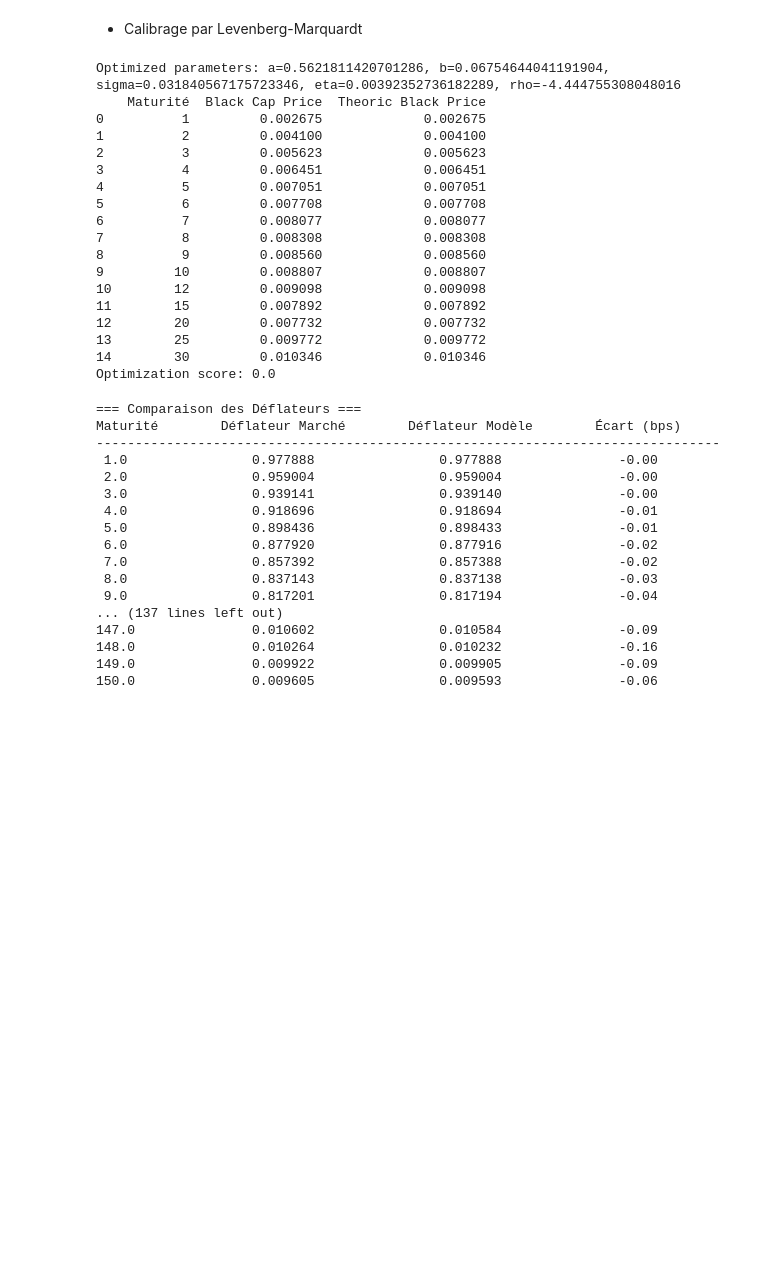
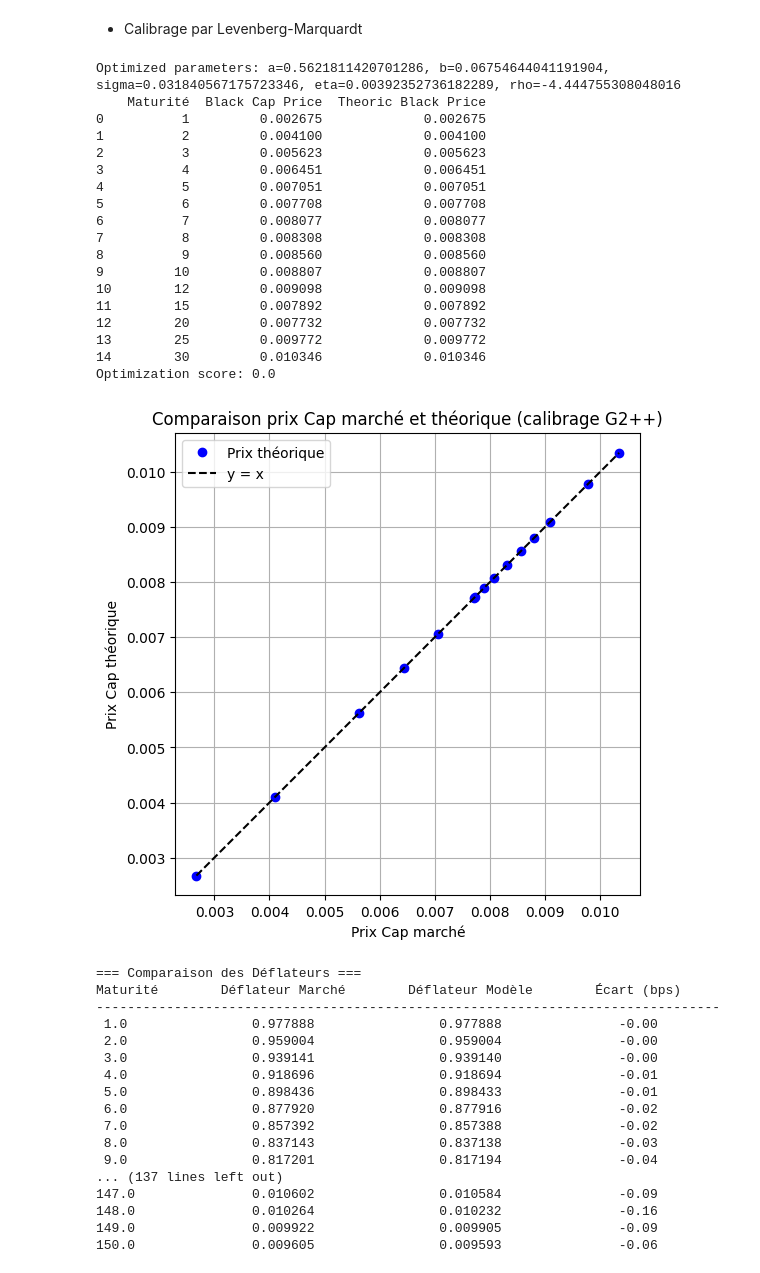
Before and after one commit to massine-djn/StatApp_GSE, a Jupyter notebook: main.ipynb, the cells around one changed output. Saved outputs shown, nothing was run; the diff lists cells and outputs as text; code cells hidden in the pictures; blank space fills up the shorter version.

Commit message:
diffusion + graphe calibrage

```diff
--- a/main.ipynb
+++ b/main.ipynb
@@ -320,33 +320,49 @@ for i in range (len(cap_maturities)):
     V = g2pp_variance(*optimized_params, T)
     model_price = market_price * np.exp(-0.5 * V)
 
     results_optimized.append([T, market_price, model_price])
 
 # Création du DataFrame pour les résultats optimisés
 df_results_optimized = pd.DataFrame(results_optimized, columns=["Maturité", "Black Cap Price", "Theoric Black Price"])
 
 # Affichage des résultats
 print(df_results_optimized)
 print(f"Optimization score: {sum(result.fun)}")
+
+# Tracé de la comparaison des prix
+plt.figure(figsize=(6, 6))
+plt.plot(df_results_optimized["Black Cap Price"], df_results_optimized["Theoric Black Price"],
+         'bo', label="Prix théorique")  # points bleus
+plt.plot([df_results_optimized["Black Cap Price"].min(), df_results_optimized["Black Cap Price"].max()],
+         [df_results_optimized["Black Cap Price"].min(), df_results_optimized["Black Cap Price"].max()],
+         'k--', label="y = x")  # droite parfaite
+plt.xlabel("Prix Cap marché")
+plt.ylabel("Prix Cap théorique")
+plt.title("Comparaison prix Cap marché et théorique (calibrage G2++)")
+plt.legend()
+plt.grid(True)
+plt.axis('equal')
+plt.show()
 # %% [output]
 Optimized parameters: a=0.5621811420701286, b=0.06754644041191904, sigma=0.031840567175723346, eta=0.00392352736182289, rho=-4.444755308048016
     Maturité  Black Cap Price  Theoric Black Price
 0          1         0.002675             0.002675
 1          2         0.004100             0.004100
 2          3         0.005623             0.005623
 3          4         0.006451             0.006451
 4          5         0.007051             0.007051
 5          6         0.007708             0.007708
 6          7         0.008077             0.008077
 7          8         0.008308             0.008308
 8          9         0.008560             0.008560
 9         10         0.008807             0.008807
 10        12         0.009098             0.009098
 11        15         0.007892             0.007892
 12        20         0.007732             0.007732
 13        25         0.009772             0.009772
 14        30         0.010346             0.010346
 Optimization score: 0.0
+[figure, added]
 # %%
 # ====================== FONCTION POUR CALCULER LES DEFLATEURS G2++ ======================
 def g2pp_discount_factor(t, a, b, sigma, eta, rho):
```
